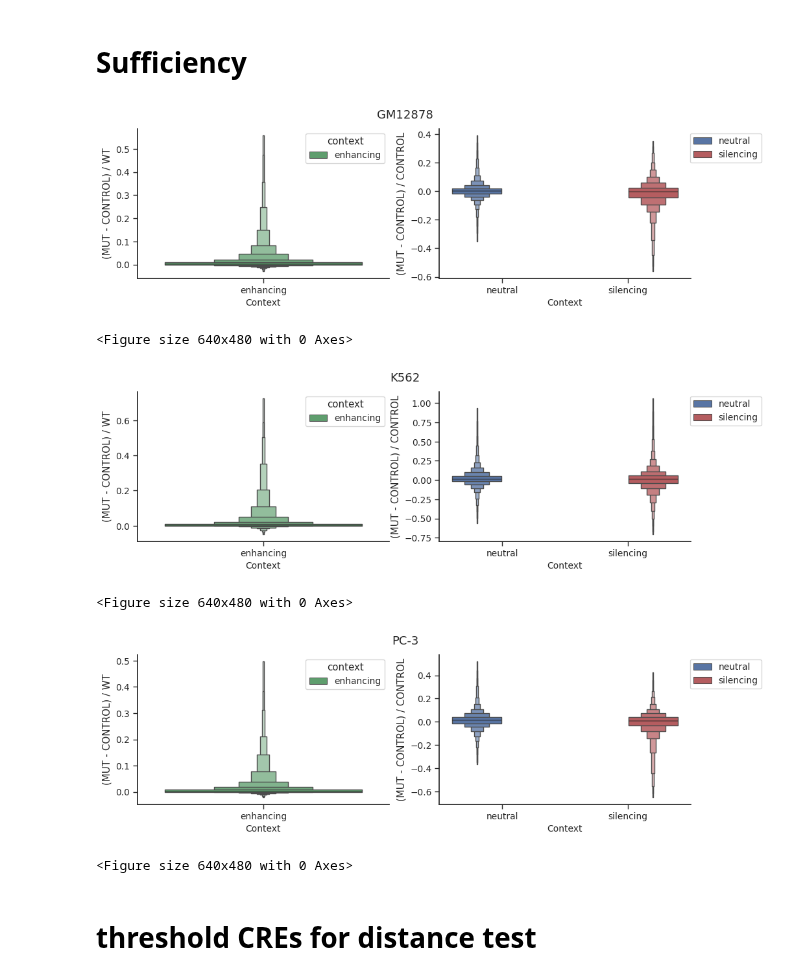
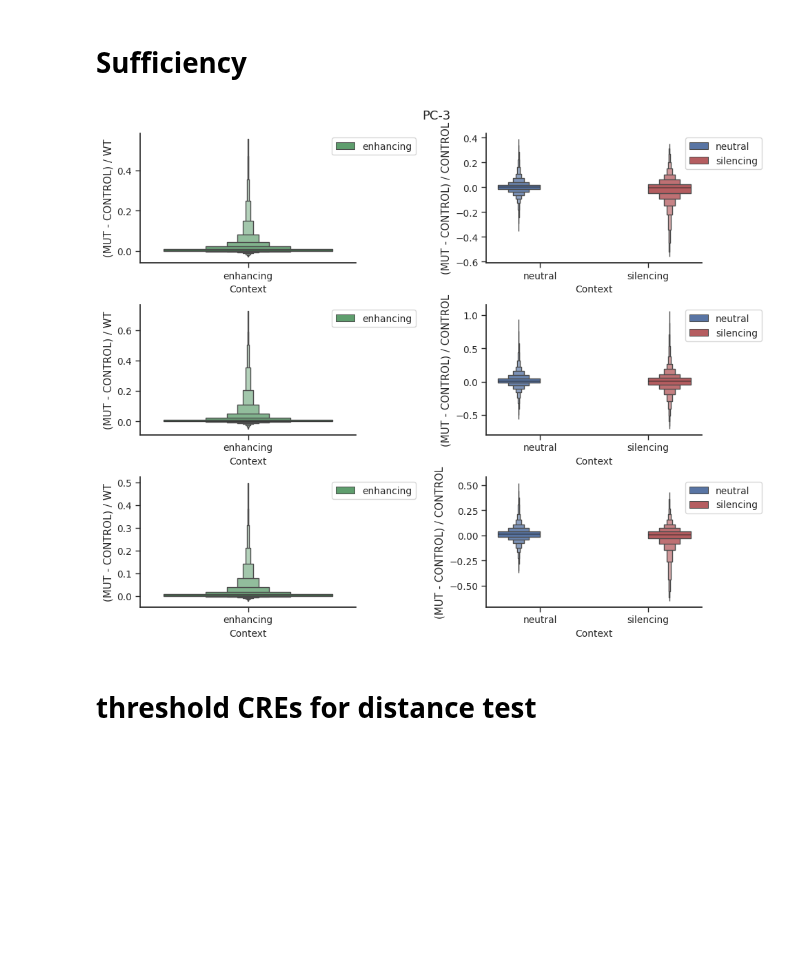
Before and after one commit to p-koo/creme-nn, a Jupyter notebook: figures/sufficiency_necessity.ipynb, the cells around one changed output. Saved outputs shown, nothing was run; the diff lists cells and outputs as text; code cells hidden in the pictures; blank space fills up the shorter version.

```diff
--- a/figures/sufficiency_necessity.ipynb
+++ b/figures/sufficiency_necessity.ipynb
@@ -25,4 +26,5 @@ result_summary = pd.read_csv('../results/summary_csvs/enformer/necessity_test.cs
 # %%
+nec_result_summary = pd.read_csv('../results/summary_csvs/enformer/necessity_test.csv')
 my_pal = {"enhancing": "g", "neutral": "b", "silencing":"r"}
 sns.set(font_scale = .9)
 sns.set_style(style='white')
@@ -34,14 +36,18 @@ plt.rcParams['ytick.major.width'] = 1
 plt.rcParams['xtick.bottom'] = True
 plt.rcParams['ytick.left'] = True
 
-for cell, df in result_summary.groupby('cell_line'):
-    ax=sns.boxenplot(x='context', y='Normalized shuffle effect', data=df,
+fig, axes = plt.subplots(3, 1, figsize=[7, 10])
+
+for j, (cell, df) in enumerate(nec_result_summary.groupby('cell_line')):
+    ax = axes[j]
+    sns.boxenplot(x='context', y='Normalized shuffle effect', data=df,
                   showfliers=False,
-                  hue='context',
+                  hue='context', ax=ax,
                   palette = my_pal)
     ax.spines['top'].set_visible(False)
     ax.spines['right'].set_visible(False)
     ax.set_xlabel('Context', fontsize=10)
+    ax.legend(bbox_to_anchor=[1.6, 1])
 
     # add number of observations in each box
     medians = df.groupby(['context'])['Normalized shuffle effect'].median().values
@@ -60,5 +66,7 @@ for cell, df in result_summary.groupby('cell_line'):
                 color='k',
                 weight='semibold')
     plt.title(cell)
-    plt.show()
+plt.tight_layout()
+
+fig.savefig(f'{pdf_dir}/enformer_necessity_test.pdf')
 # %% [output]
@@ -81,46 +87,42 @@ selected_cres.groupby(['cell_line', 'tile class', 'context']).count()
 # %% [markdown]
 # Sufficiency
 # %%
-result_summary = pd.read_csv('../results/summary_csvs/enformer/sufficiency_test.csv')
+suf_result_summary = pd.read_csv('../results/summary_csvs/enformer/sufficiency_test.csv')
 my_pal = {"enhancing": "g", "neutral": "b", "silencing":"r"}
 sns.set(font_scale = .9)
 sns.set_style(style='white')
 plt.rcParams['xtick.major.size'] = 5
 plt.rcParams['xtick.major.width'] = 1
 
 plt.rcParams['ytick.major.size'] = 5
 plt.rcParams['ytick.major.width'] = 1
 plt.rcParams['xtick.bottom'] = True
 plt.rcParams['ytick.left'] = True
 
+fig, axes = plt.subplots(3, 2, figsize=[10, 8])
 
-for cell, df in result_summary.groupby('cell_line'):
-    fig, axes = plt.subplots(1, 2, figsize=[11, 3])
+for c, (cell, df) in enumerate(suf_result_summary.groupby('cell_line')):
     enh_cont = df[df['context'] == 'enhancing']
     others = df[df['context'] != 'enhancing']
     for p, (df_cont, y) in enumerate([[enh_cont, '(MUT - CONTROL) / WT'],
                                      [others, '(MUT - CONTROL) / CONTROL']]):
-        ax = axes[p]
+        ax = axes[c, p]
         sns.boxenplot(x='context', y=y, data=df_cont,
                       showfliers=False,
                       hue='context',
                       ax=ax,
                       palette = my_pal)
         ax.spines['top'].set_visible(False)
         ax.spines['right'].set_visible(False)
         ax.set_xlabel('Context', fontsize=10)
 
-    plt.legend(bbox_to_anchor=[1.3,1])
+        ax.legend(bbox_to_anchor=[1.3,1])
     plt.suptitle(cell)
-    plt.show()
-    plt.tight_layout()
+
+plt.tight_layout()
+fig.savefig(f'{pdf_dir}/enformer_sufficiency_test.pdf')
 # %% [output]
-[figure, old version]
+[figure, new version]
-<Figure size 640x480 with 0 Axes>
-[figure, removed]
-<Figure size 640x480 with 0 Axes>
-[figure, removed]
-<Figure size 640x480 with 0 Axes>
 # %% [markdown]
 # threshold CREs for distance test
 # %%
```
Also changed, not shown: parts of 7 cells of this notebook, 10 other files.
